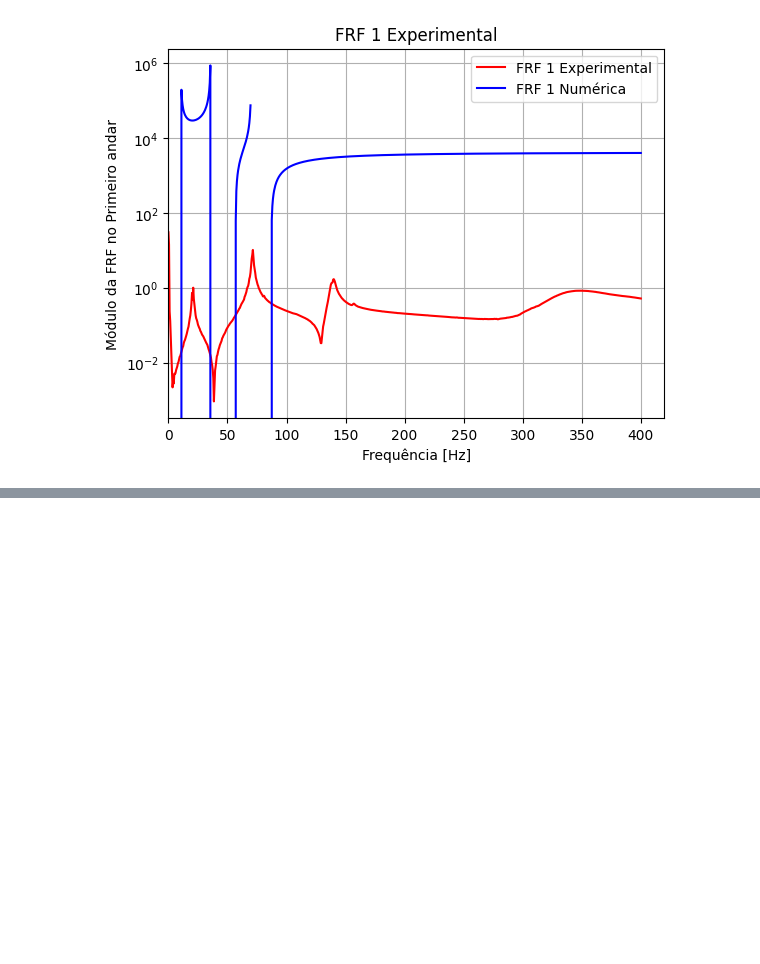
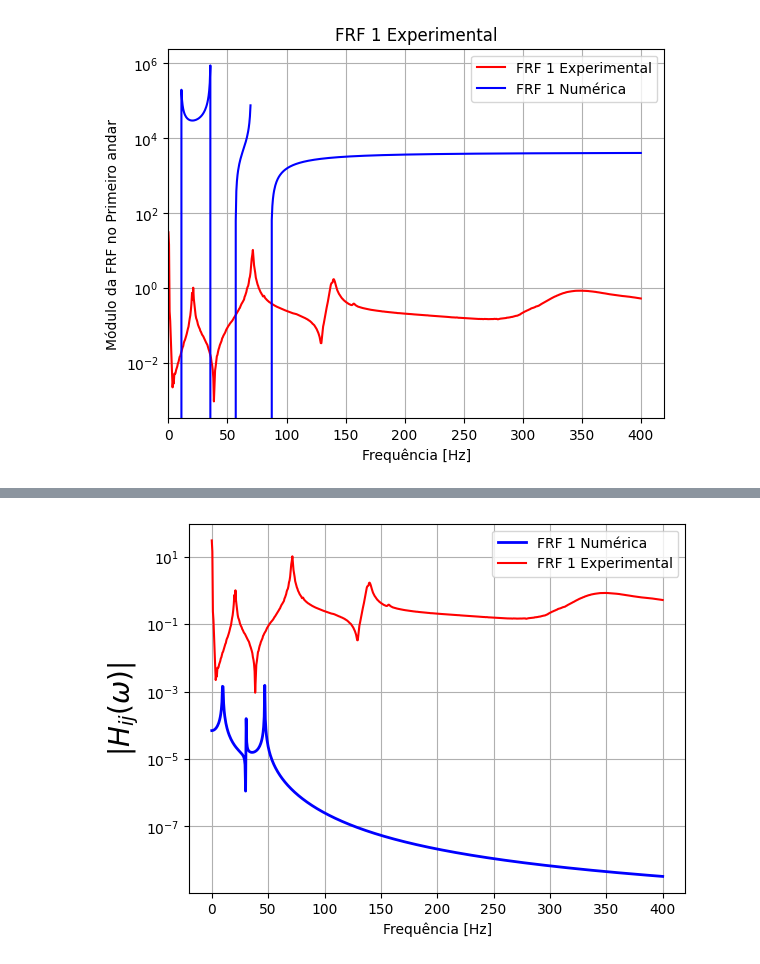
Before and after one commit to Daniel-Sottovia/Grupo-6, a Jupyter notebook: notebook.ipynb, the cells around one changed output, grey strips where cells are left out. Saved outputs shown, nothing was run; the diff lists cells and outputs as text; code cells hidden in the pictures; blank space fills up the shorter version.

```diff
--- a/notebook.ipynb
+++ b/notebook.ipynb
@@ -1127,12 +1127,9 @@ FRF do primeiro andar - Amortecimento padrão
 FRF_primeira = np.zeros((len(freq), 3), dtype = complex)
 
 qsi = 0.01
-for q in range(0, 3):
-    for d in range(len(freq)):
-        freq_rad_s = freq[d] * 2 * np.pi
-        for p in range(0, 3):
-            j = 0
-            FRF_primeira[d, p] = FRF_primeira[d, p] + (auto_vetores[j][p]*auto_vetores[q][p])/(w_n_autovalor[p]**2 - freq_rad_s**2 + np.sqrt((2*qsi*w_n_autovalor[p]*freq_rad_s)**2))
+for d in range(len(freq)):
+    freq_rad_s = freq[d] * 2 * np.pi
+    FRF_primeira[d, 0] = FRF_primeira[d, 0] + (auto_vetores[j][p]*auto_vetores[q][p])/(w_n_autovalor[p]**2 - freq_rad_s**2 + np.sqrt((2*qsi*w_n_autovalor[p]*freq_rad_s)**2))
 
 FRF_primeira = np.sqrt(FRF_primeira**2)
 
@@ -1185,8 +1151,0 @@ plt.show()
-# %%
-FRF_agora_vai = np.zeros((len(freq), 3), dtype = complex)
-qsi = 0.01
-for n in range(0, len(freq)):
-    freq_rad_s = freq[n] * 2 * np.pi
-    for j in range(0, 3):
-        for q in range(0, 3):
-            FRF_agora_vai[n, 0] = FRF_agora_vai[n, 0] + (auto_vetores[q][j]*auto_vetores[1][j])/((w_n_autovalor[q]**2 - freq_rad_s**2) + (2*qsi*w_n_autovalor[q]*freq_rad_s))
@@ -1361,0 +1429,19 @@ plt.show()
+# %%
+import numpy as np
+import matplotlib.pyplot as plt
+
+# Plotting absolute value of H
+plt.plot(freq, np.abs(H), 'b', linewidth=2, label='FRF 1 Numérica')
+
+frf_1_andar = np.abs(df['Signal 2 (Imag.)']) + np.abs(df['Signal 2 (Real)']) # Obtém-se o módulo da FRF
+
+plt.plot(freq, frf_1_andar, 'r', label='FRF 1 Experimental')
+
+plt.xlabel('Frequência [Hz]')
+plt.ylabel(r'$|H_{ij}(\omega)|$', fontsize=20)
+plt.grid()
+plt.yscale('log')
+plt.legend()
+plt.show()
+# %% [output]
+[figure, added]
```
Also changed, not shown: parts of 11 cells of this notebook.
